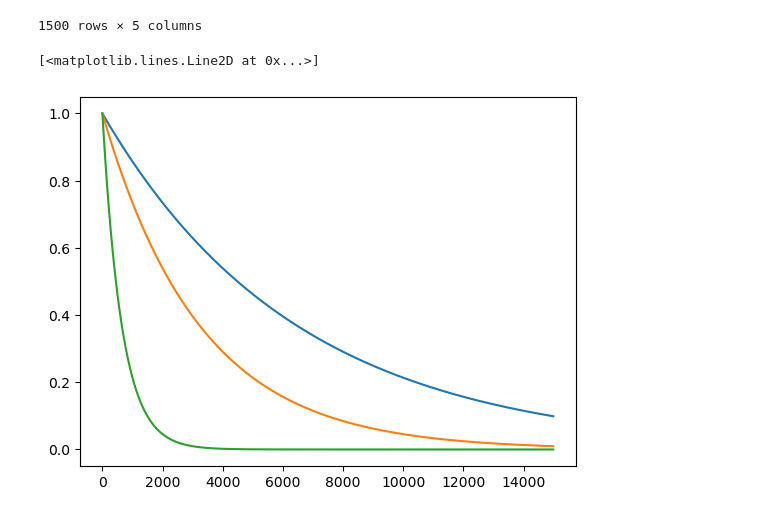
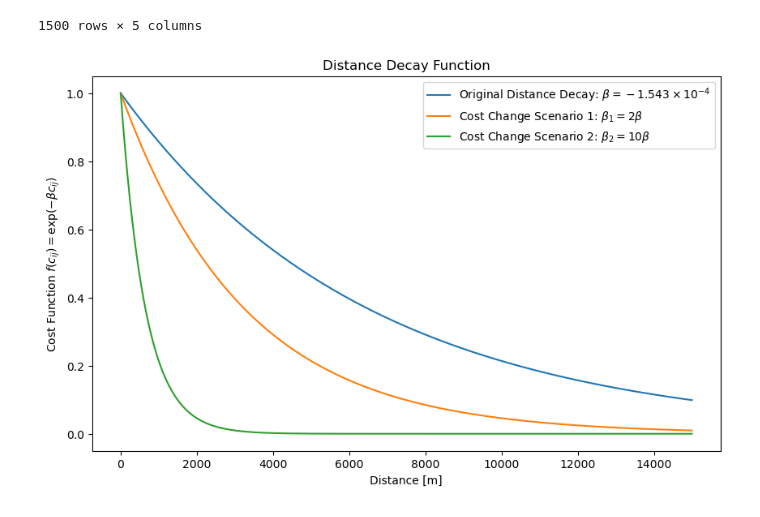
Before and after one commit to sokimura39/Urban_Simulation_Report, a Jupyter notebook: 02_spatial_interaction.ipynb, the cells around one changed output. Saved outputs shown, nothing was run; the diff lists cells and outputs as text; code cells hidden in the pictures.

Commit message:
Updated Scenario B

```diff
--- a/02_spatial_interaction.ipynb
+++ b/02_spatial_interaction.ipynb
@@ -394,8 +390,8 @@ od_df_new.to_csv('data/london_flows_pred1.csv')
 od_df_new = pd.read_csv('data/london_flows_pred1.csv')
 
 # load the parameters
-beta_power = -0.9096317604932787
-beta_exp = -0.0001543696921559684
+beta_power = 0.9096317604932787
+beta_exp = 0.0001543696921559684
 # %%
 pred_exp_matrix = od_df_new.pivot_table(
     values = 'pred_exp', index = 'station_origin',
@@ -879,10 +907,22 @@ dist_df
 | 1498 | 14980 | 0.099018 | 0.009804 | 9.059882e-11 | 0.000159 |
 | 1499 | 14990 | 0.098865 | 0.009774 | 8.921099e-11 | 0.000159 |
 1500 rows × 5 columns
-# %%
-plt.plot(dist_df['distance'], dist_df['cost_original'])
-plt.plot(dist_df['distance'], dist_df['cost_change2'])
-plt.plot(dist_df['distance'], dist_df['cost_change10'])
-# %% [output]
-[<matplotlib.lines.Line2D at 0x...>]
-[figure, removed]
+# %%
+fig, ax = plt.subplots(1, 1, figsize = (10 ,6))
+
+ax.plot(dist_df['distance'], dist_df['cost_original'], label = r'Original Distance Decay: $\beta = -1.543 \times 10^{-4}$')
+ax.plot(dist_df['distance'], dist_df['cost_change2'], label = r'Cost Change Scenario 1: $\beta_1 = 2\beta$')
+ax.plot(dist_df['distance'], dist_df['cost_change10'], label = r'Cost Change Scenario 2: $\beta_2 = 10\beta$')
+
+ax.legend()
+
+# add labels
+ax.set_xlabel('Distance [m]')
+ax.set_ylabel(r'Cost Function $f(c_{ij}) = \exp(-\beta c_{ij})$')
+
+# add title
+ax.set_title('Distance Decay Function')
+
+plt.savefig('documents/img/dist_decay.png', bbox_inches = 'tight')
+# %% [output]
+[figure, added]
```
Also changed, not shown: parts of 25 cells of this notebook, 2 other files.
